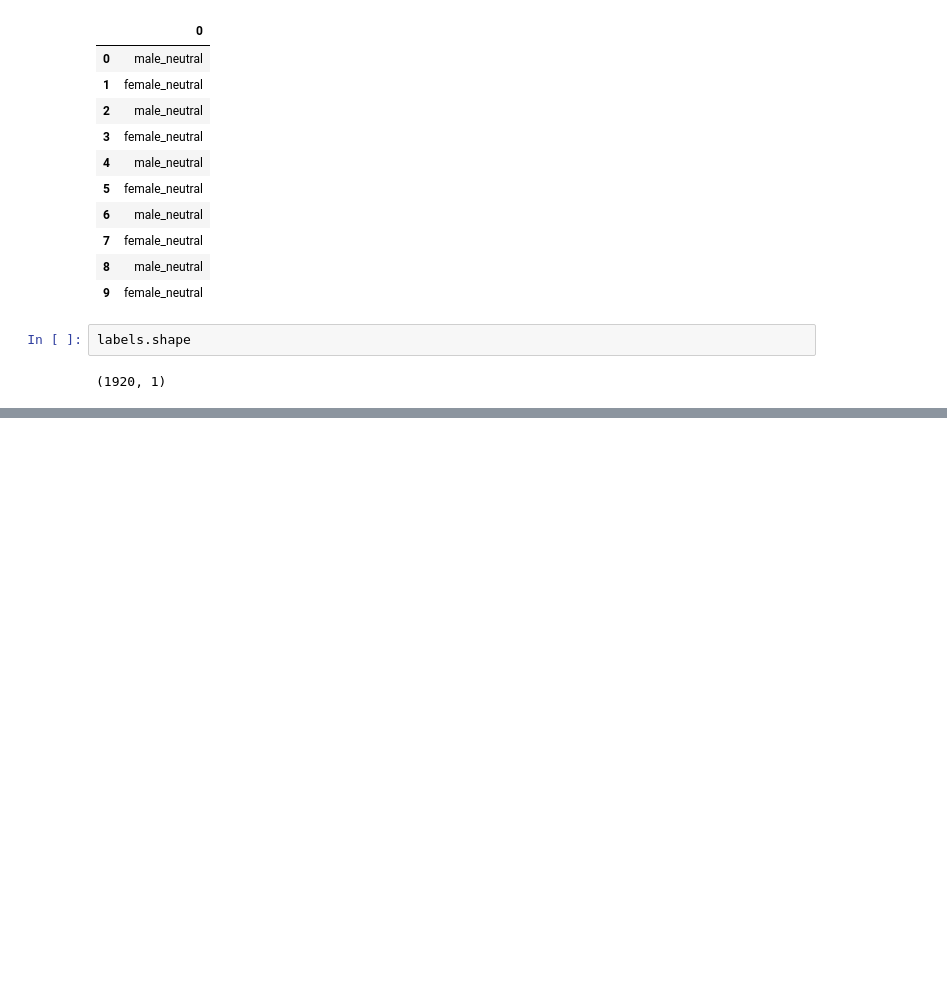
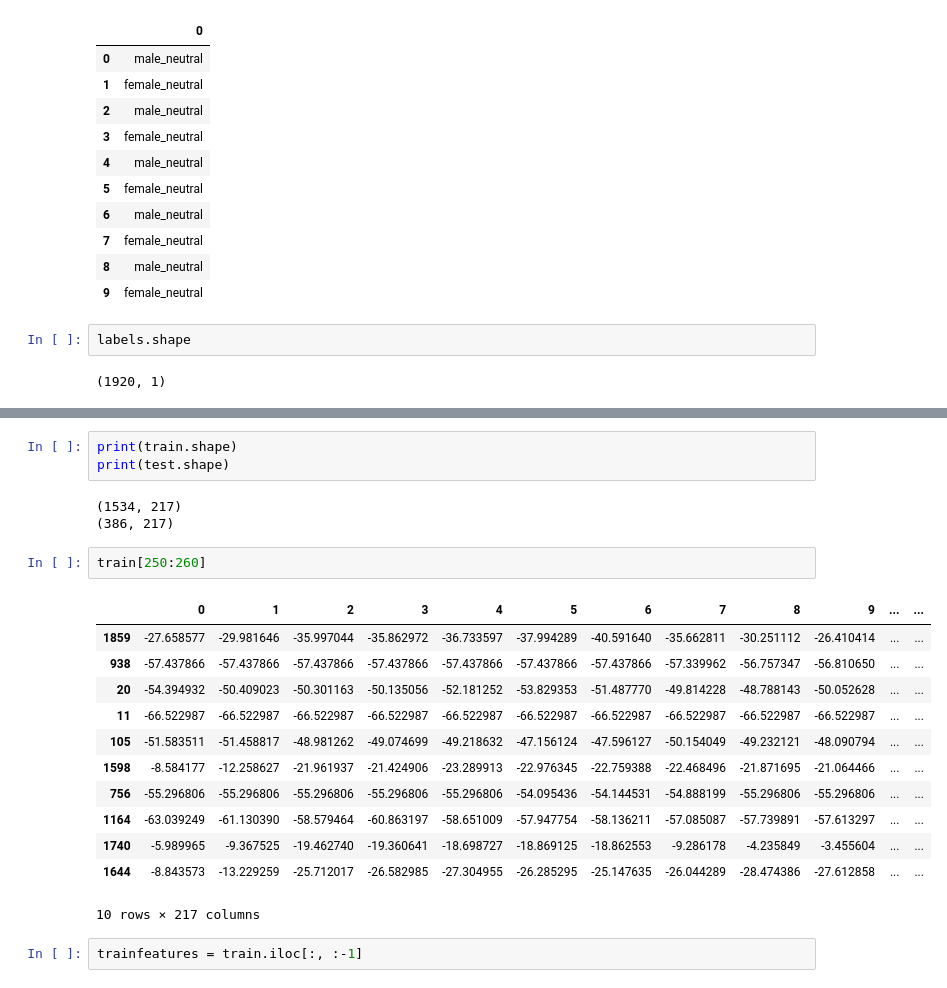
Before and after one commit to gautamgupta1322/Emotion-Detection-and-Analysis-through-Audio, a Jupyter notebook: draft_1.ipynb, the cells around one changed output, grey strips where cells are left out. Cells and saved outputs as stored; diff of their text form; blank space fills up the shorter version.

```diff
--- a/draft_1.ipynb
+++ b/draft_1.ipynb
@@ -213,0 +311,23 @@ labels.shape
+# %%
+print(train.shape)
+print(test.shape)
+# %% [output]
+(1534, 217)
+(386, 217)
+# %%
+train[250:260]
+# %% [output]
+|  | 0 | 1 | 2 | 3 | 4 | 5 | 6 | 7 | 8 | 9 | ... | ... |
+| 1859 | -27.658577 | -29.981646 | -35.997044 | -35.862972 | -36.733597 | -37.994289 | -40.591640 | -35.662811 | -30.251112 | -26.410414 | ... | ... |
+| 938 | -57.437866 | -57.437866 | -57.437866 | -57.437866 | -57.437866 | -57.437866 | -57.437866 | -57.339962 | -56.757347 | -56.810650 | ... | ... |
+| 20 | -54.394932 | -50.409023 | -50.301163 | -50.135056 | -52.181252 | -53.829353 | -51.487770 | -49.814228 | -48.788143 | -50.052628 | ... | ... |
+| 11 | -66.522987 | -66.522987 | -66.522987 | -66.522987 | -66.522987 | -66.522987 | -66.522987 | -66.522987 | -66.522987 | -66.522987 | ... | ... |
+| 105 | -51.583511 | -51.458817 | -48.981262 | -49.074699 | -49.218632 | -47.156124 | -47.596127 | -50.154049 | -49.232121 | -48.090794 | ... | ... |
+| 1598 | -8.584177 | -12.258627 | -21.961937 | -21.424906 | -23.289913 | -22.976345 | -22.759388 | -22.468496 | -21.871695 | -21.064466 | ... | ... |
+| 756 | -55.296806 | -55.296806 | -55.296806 | -55.296806 | -55.296806 | -54.095436 | -54.144531 | -54.888199 | -55.296806 | -55.296806 | ... | ... |
+| 1164 | -63.039249 | -61.130390 | -58.579464 | -60.863197 | -58.651009 | -57.947754 | -58.136211 | -57.085087 | -57.739891 | -57.613297 | ... | ... |
+| 1740 | -5.989965 | -9.367525 | -19.462740 | -19.360641 | -18.698727 | -18.869125 | -18.862553 | -9.286178 | -4.235849 | -3.455604 | ... | ... |
+| 1644 | -8.843573 | -13.229259 | -25.712017 | -26.582985 | -27.304955 | -26.285295 | -25.147635 | -26.044289 | -28.474386 | -27.612858 | ... | ... |
+10 rows × 217 columns
+# %%
+trainfeatures = train.iloc[:, :-1]
```
Also changed, not shown: parts of 58 cells of this notebook, 5 other files.
